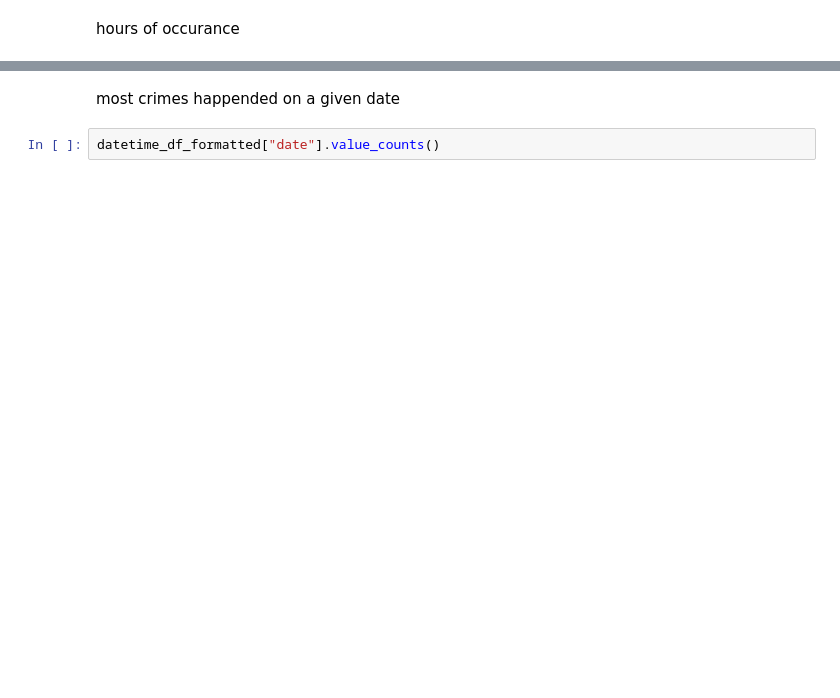
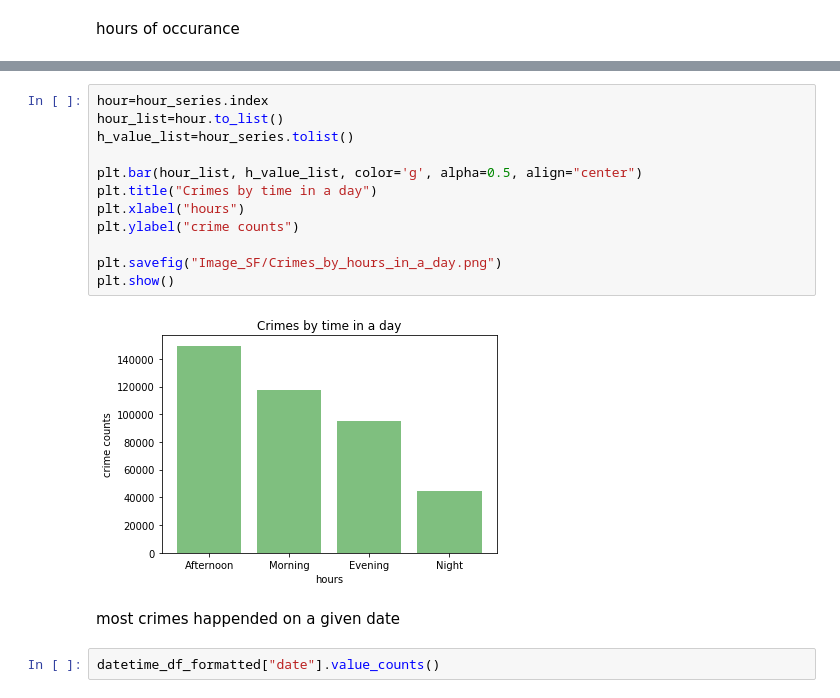
Before and after one commit to nbergeland/Big_City_Crime, a Jupyter notebook: Chicago_crime.ipynb, the cells around one changed output, grey strips where cells are left out. Cells and saved outputs as stored; diff of their text form; blank space fills up the shorter version.

```diff
--- a/Chicago_crime.ipynb
+++ b/Chicago_crime.ipynb
@@ -155,3 +213,17 @@ hour_df["hour"].value_counts()
+# %%
+hour=hour_series.index
+hour_list=hour.to_list()
+h_value_list=hour_series.tolist()
+
+plt.bar(hour_list, h_value_list, color='g', alpha=0.5, align="center")
+plt.title("Crimes by time in a day")
+plt.xlabel("hours")
+plt.ylabel("crime counts")
+
+plt.savefig("Image_SF/Crimes_by_hours_in_a_day.png")
+plt.show()
+# %% [output]
+[figure, added]
 # %% [markdown]
 most crimes happended on a given date
 # %%
```
Also changed, not shown: parts of 29 cells of this notebook, 5 other files.
